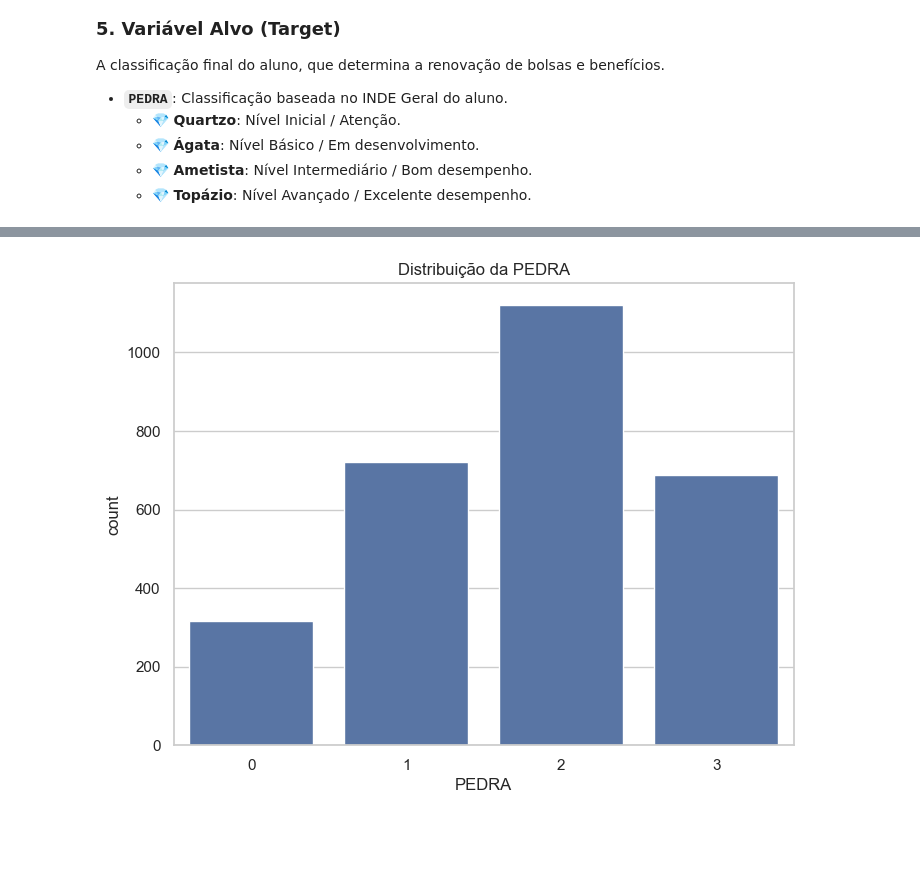
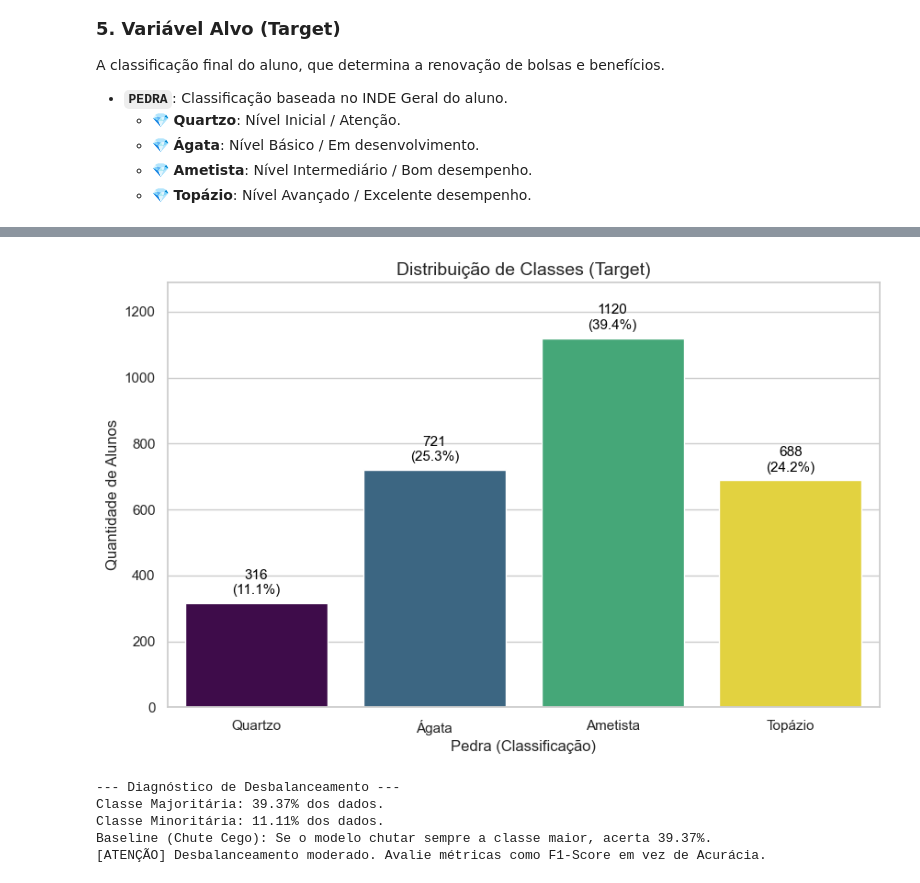
Before and after one commit to Lakand/Datathon-MLET, a Jupyter notebook: notebooks/exploracao_dados.ipynb, the cells around one changed output, grey strips where cells are left out. Cells and saved outputs as stored; diff of their text form; code cells hidden in the pictures; blank space fills up the shorter version.

```diff
--- a/notebooks/exploracao_dados.ipynb
+++ b/notebooks/exploracao_dados.ipynb
@@ -571,7 +598,50 @@ plt.show()
 # %%
-plt.figure(figsize=(8,6))
-sns.countplot(data=df_final, x='PEDRA', order=sorted(df_final['PEDRA'].unique()))
-plt.title('Distribuição da PEDRA')
+# ==============================================================================
+# ANÁLISE DA VARIÁVEL ALVO (DIAGNÓSTICO DE BALANCEAMENTO)
+# ==============================================================================
+
+plt.figure(figsize=(10, 6))
+ax = sns.countplot(data=df_final, x='PEDRA', palette='viridis', hue='PEDRA', legend=False)
+
+LABELS_PEDRA = {0: 'Quartzo', 1: 'Ágata', 2: 'Ametista', 3: 'Topázio'}
+nomes_x = [LABELS_PEDRA.get(int(x), x) for x in sorted(df_final['PEDRA'].unique())]
+ax.set_xticklabels(nomes_x)
+
+plt.title('Distribuição de Classes (Target)', fontsize=14)
+plt.xlabel('Pedra (Classificação)')
+plt.ylabel('Quantidade de Alunos')
+
+total = len(df_final)
+for p in ax.patches:
+    height = p.get_height()
+    percentage = (height / total) * 100
+    ax.annotate(f'{int(height)}\n({percentage:.1f}%)',
+                (p.get_x() + p.get_width() / 2., height),
+                ha='center', va='bottom', fontsize=11, color='black', xytext=(0, 5),
+                textcoords='offset points')
+
+plt.ylim(0, df_final['PEDRA'].value_counts().max() * 1.15)
 plt.show()
+
+counts = df_final['PEDRA'].value_counts(normalize=True)
+majoritaria = counts.max() * 100
+minoritaria = counts.min() * 100
+
+print(f"--- Diagnóstico de Desbalanceamento ---")
+print(f"Classe Majoritária: {majoritaria:.2f}% dos dados.")
+print(f"Classe Minoritária: {minoritaria:.2f}% dos dados.")
+print(f"Baseline (Chute Cego): Se o modelo chutar sempre a classe maior, acerta {majoritaria:.2f}%.")
+
+if minoritaria < 10:
+    print("[ALERTA CRÍTICO] Desbalanceamento severo detectado (<10%). Recomendado uso de SMOTE ou Class Weights.")
+elif (majoritaria / minoritaria) > 2:
+    print("[ATENÇÃO] Desbalanceamento moderado. Avalie métricas como F1-Score em vez de Acurácia.")
+else:
+    print("[OK] O dataset está razoavelmente equilibrado.")
 # %% [output]
-[figure, old version]
+[figure, new version]
+--- Diagnóstico de Desbalanceamento ---
+Classe Majoritária: 39.37% dos dados.
+Classe Minoritária: 11.11% dos dados.
+Baseline (Chute Cego): Se o modelo chutar sempre a classe maior, acerta 39.37%.
+[ATENÇÃO] Desbalanceamento moderado. Avalie métricas como F1-Score em vez de Acurácia.
```
Also changed, not shown: parts of 23 cells of this notebook, 2 other files.
